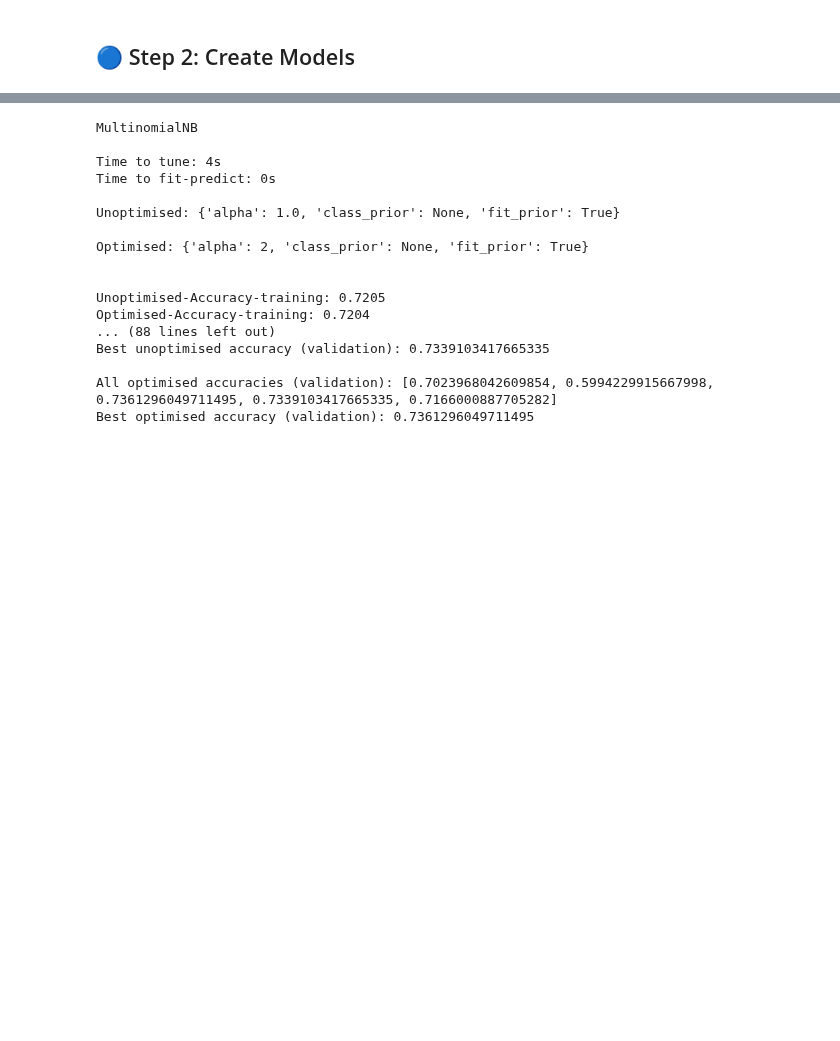
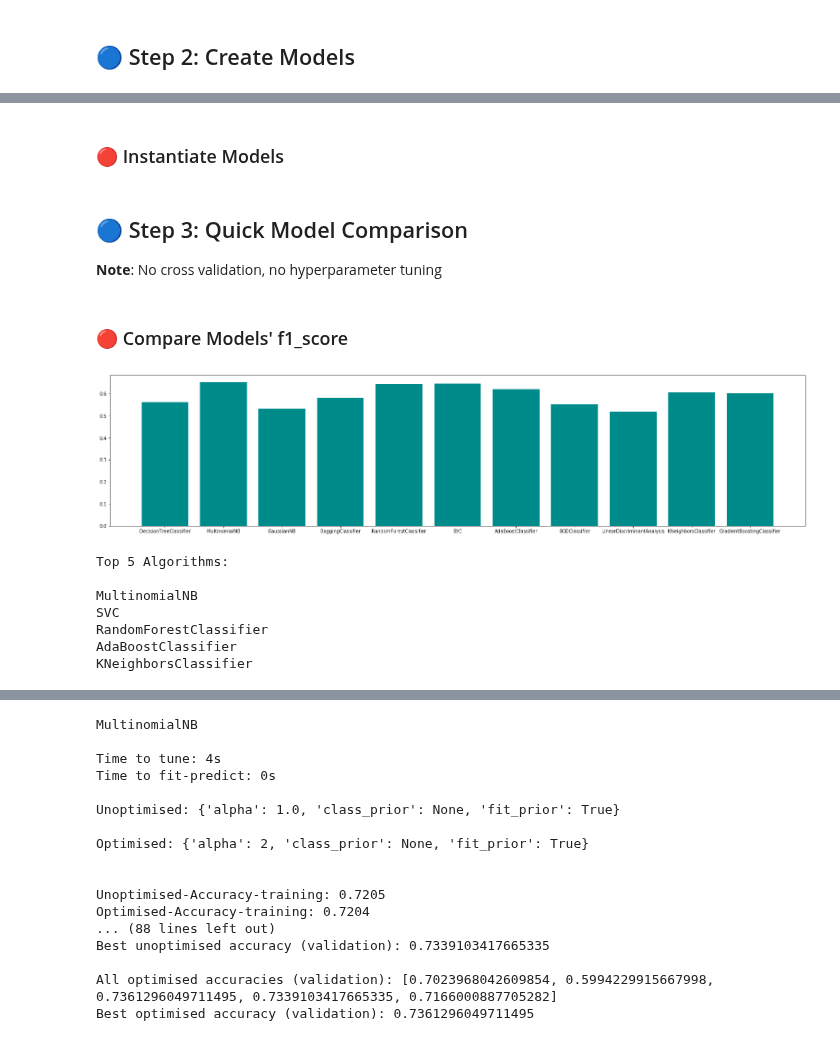
Before and after one commit to johngeorgousis/jet-classifier, a Jupyter notebook: 3SKLEARN.ipynb, the cells around one changed output, grey strips where cells are left out. Drawn from its saved outputs; the diff is of its cells as text; code cells hidden in the pictures; blank space fills up the shorter version.

```diff
--- a/3SKLEARN.ipynb
+++ b/3SKLEARN.ipynb
@@ -82,0 +61,64 @@ adaboost = AdaBoostClassifier(random_state=42)
+# %% [markdown]
+### 🔴 Instantiate Models
+# %%
+import sklearn.discriminant_analysis
+random.seed(42)
+decision_tree = DecisionTreeClassifier(random_state=42)
+naive_bayes = MultinomialNB()
+naive_bayes_g = GaussianNB()
+bagging = BaggingClassifier(random_state=42, n_jobs=-1)
+random_forest = RandomForestClassifier(random_state=42, n_jobs=-1)
+svm = SVC(random_state=42)
+adaboost = AdaBoostClassifier(random_state=42)
+SGD = sklearn.linear_model.SGDClassifier(random_state=42)
+LDA = sklearn.discriminant_analysis.LinearDiscriminantAnalysis()
+KNN = sklearn.neighbors.KNeighborsClassifier()
+BDT = sklearn.ensemble.GradientBoostingClassifier()
+
+models = [decision_tree, naive_bayes, naive_bayes_g, bagging, random_forest, svm, adaboost, SGD, LDA, KNN, BDT]
+# %% [markdown]
+## 🔵 Step 3: Quick Model Comparison
+
+**Note**: No cross validation, no hyperparameter tuning
+# %% [markdown]
+### 🔴 Compare Models' f1_score
+# %%
+# Fit Models
+for model in models:
+    model.fit(train_examples, train_labels)
+# %%
+# Compare f1 score
+from sklearn.metrics import f1_score
+
+model_names = []
+scores = []
+
+for model in models:
+
+    labels = test_labels
+    preds = model.predict(test_examples)
+    scores.append(f1_score(labels, preds))
+    model_names.append(model.__class__.__name__)
+
+
+fig, ax = plt.subplots(figsize=(27, 6))
+plt.bar(model_names, scores, color="darkcyan")
+plt.show()
+
+# Print top 5 algorithms
+n = 5
+max_i = np.flip(np.argsort(scores)[-n:])
+
+print("Top 5 Algorithms: \n")
+
+for i in max_i:
+    print(model_names[i])
+# %% [output]
+[figure, added]
+Top 5 Algorithms:
+
+MultinomialNB
+SVC
+RandomForestClassifier
+AdaBoostClassifier
+KNeighborsClassifier
```
Also changed, not shown: parts of 17 cells of this notebook, 2 other files.
